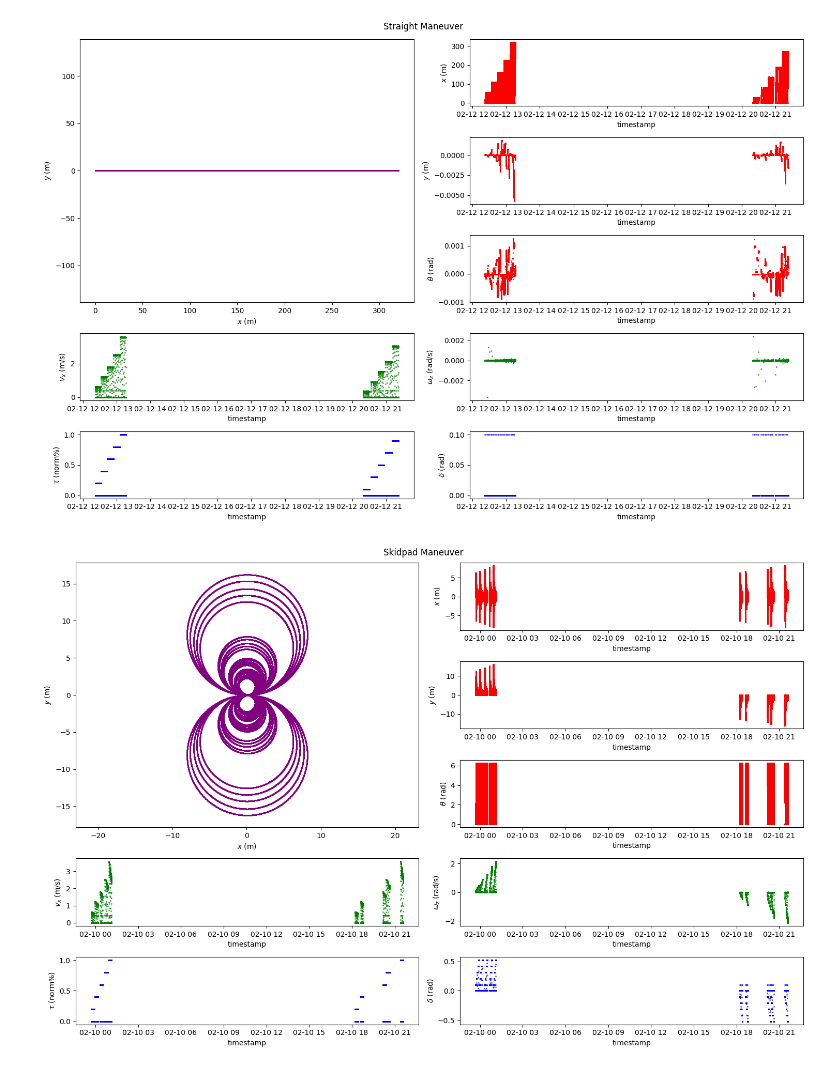
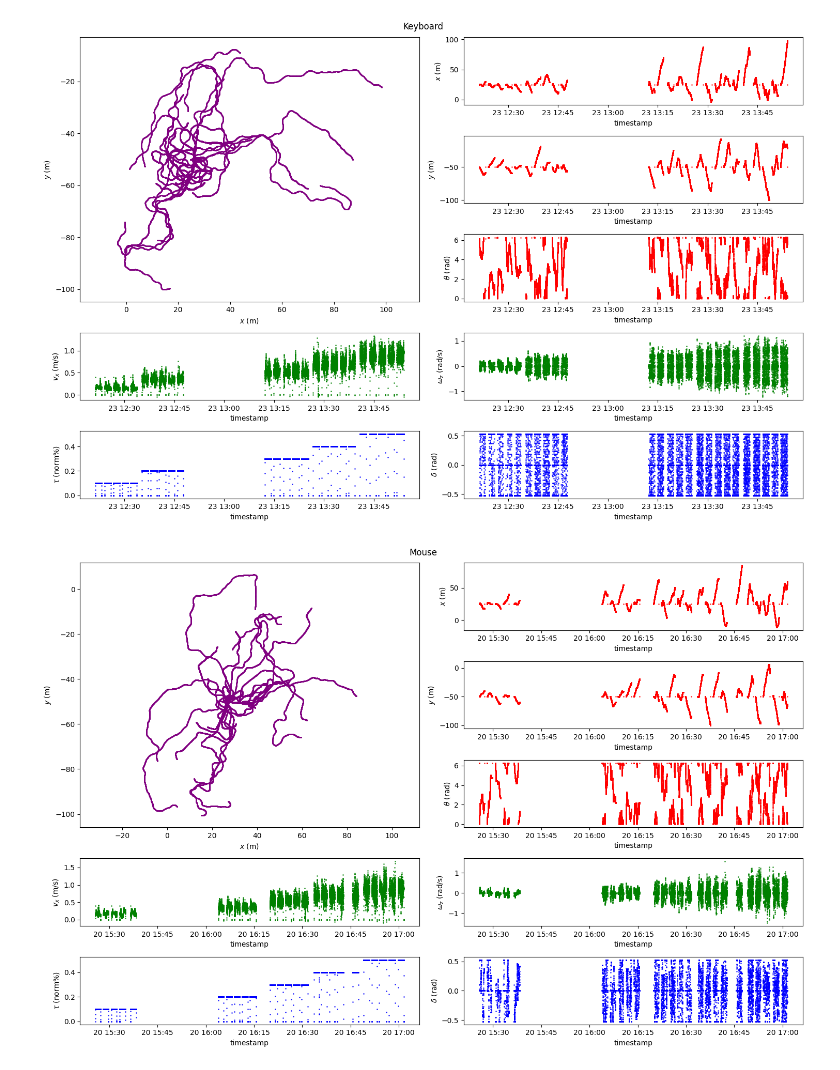
Before and after one commit to Tinker-Twins/AutoDRIVE-Hunter-SE-Dataset, a Jupyter notebook: data_visualization/data_visualization_collective.ipynb, the cells around one changed output. Drawn from its saved outputs; the diff is of its cells as text; code cells hidden in the pictures.

Commit message:
Add data visualization

```diff
--- a/data_visualization/data_visualization_collective.ipynb
+++ b/data_visualization/data_visualization_collective.ipynb
@@ -17,3 +10,10 @@ all_dir = '../'
+# %%
+# Define data directories
+keyboard_dir = '../keyboard_10_hz'
+mouse_dir = '../mouse_10_hz'
+joystick_dir = '../joystick_10_hz'
+steering_dir = '../steering_10_hz'
+all_dir = '../'
 # %%
 # Define function to shorten path names
 def shorten_path(path):
@@ -67,19 +67,19 @@ for log in [straight_log, skidpad_log, fishhook_log, slalom_log, all_log]:
 # %%
 # Visualize the data
 
-for log in [straight_log, skidpad_log, fishhook_log, slalom_log, all_log]:
+for log in [keyboard_log, mouse_log, joystick_log, steering_log, all_log]:
     # Set figure size and sub-plot grid
     fig = plt.figure(figsize=(15, 10))
-    if log is straight_log:
-        fig.suptitle("Straight Maneuver")
-    elif log is skidpad_log:
-        fig.suptitle("Skidpad Maneuver")
-    elif log is fishhook_log:
-        fig.suptitle("Fishhook Maneuver")
-    elif log is slalom_log:
-        fig.suptitle("Slalom Maneuver")
+    if log is keyboard_log:
+        fig.suptitle("Keyboard")
+    elif log is mouse_log:
+        fig.suptitle("Mouse")
+    elif log is joystick_log:
+        fig.suptitle("Gamepad")
+    elif log is steering_log:
+        fig.suptitle("Driving Rig")
     elif log is all_log:
-        fig.suptitle("All Maneuvers")
+        fig.suptitle("All Modalities")
     G = gridspec.GridSpec(5, 2)
     # Plot Y-position vs. X-position
     axes_1 = plt.subplot(G[0:3, 0])
@@ -99,32 +99,32 @@ for log in [straight_log, skidpad_log, fishhook_log, slalom_log, all_log]:
     axes_3.set_ylabel(r"$y$ (m)")
     # Plot yaw vs. elapsed time
     axes_4 = plt.subplot(G[2, 1])
     axes_4.scatter(np.asarray(log['timestamp']), np.asarray(log['yaw']), s=1, color='red', alpha=0.7)
     axes_4.set_xlabel(r"timestamp")
     axes_4.set_ylabel(r"$\theta$ (rad)")
     # Plot speed vs. elapsed time
     axes_5 = plt.subplot(G[3, 0])
     axes_5.scatter(np.asarray(log['timestamp']), np.asarray(log['speed']), s=1, color='green', alpha=0.7)
     axes_5.set_xlabel(r"timestamp")
     axes_5.set_ylabel(r"$v_x$ (m/s)")
     # Plot yaw rate vs. elapsed time
     axes_6 = plt.subplot(G[3, 1])
     axes_6.scatter(np.asarray(log['timestamp']), np.asarray(log['angZ']), s=1, color='green', alpha=0.7)
     axes_6.set_xlabel(r"timestamp")
     axes_6.set_ylabel(r"$\omega_z$ (rad/s)")
     # Plot throttle vs. elapsed time
     axes_7 = plt.subplot(G[4, 0])
     axes_7.scatter(np.asarray(log['timestamp']), np.asarray(log['throttle']), s=1, color='blue', alpha=0.7)
     axes_7.set_xlabel(r"timestamp")
     axes_7.set_ylabel(r"$\tau$ (norm%)")
     # Plot steering angle vs. elapsed time
     axes_8 = plt.subplot(G[4, 1])
     axes_8.scatter(np.asarray(log['timestamp']), np.asarray(log['steering']), s=1, color='blue', alpha=0.7)
     axes_8.set_xlabel(r"timestamp")
     axes_8.set_ylabel(r"$\delta$ (rad)")
     # Show the plot
     plt.tight_layout()
     plt.show()
 # %% [output]
-[figure, old version]
+[figure, new version]
-[figure, old version]
+[figure, new version]
```
Also changed, not shown: parts of 3 cells of this notebook, 19 other files.
